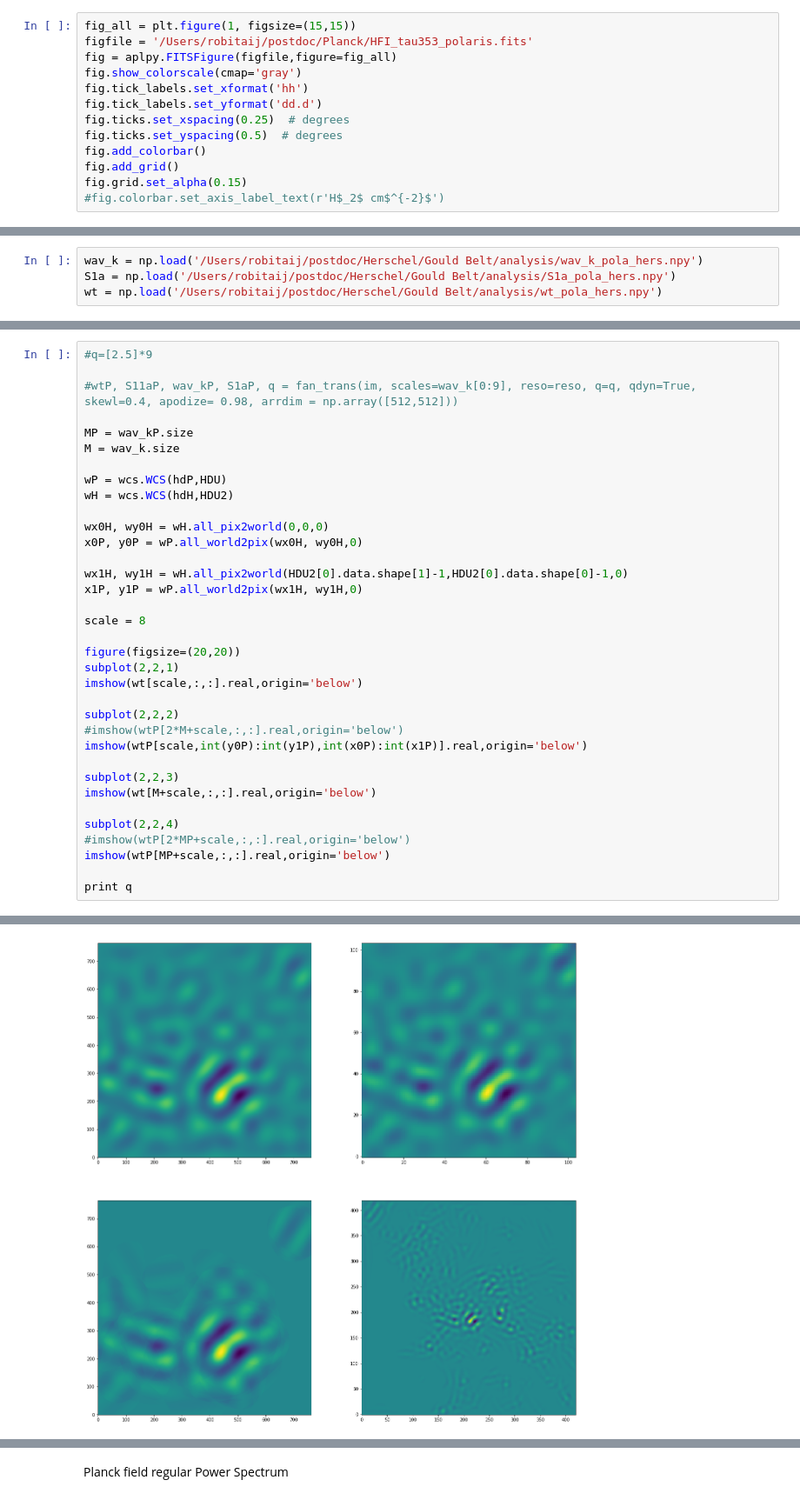
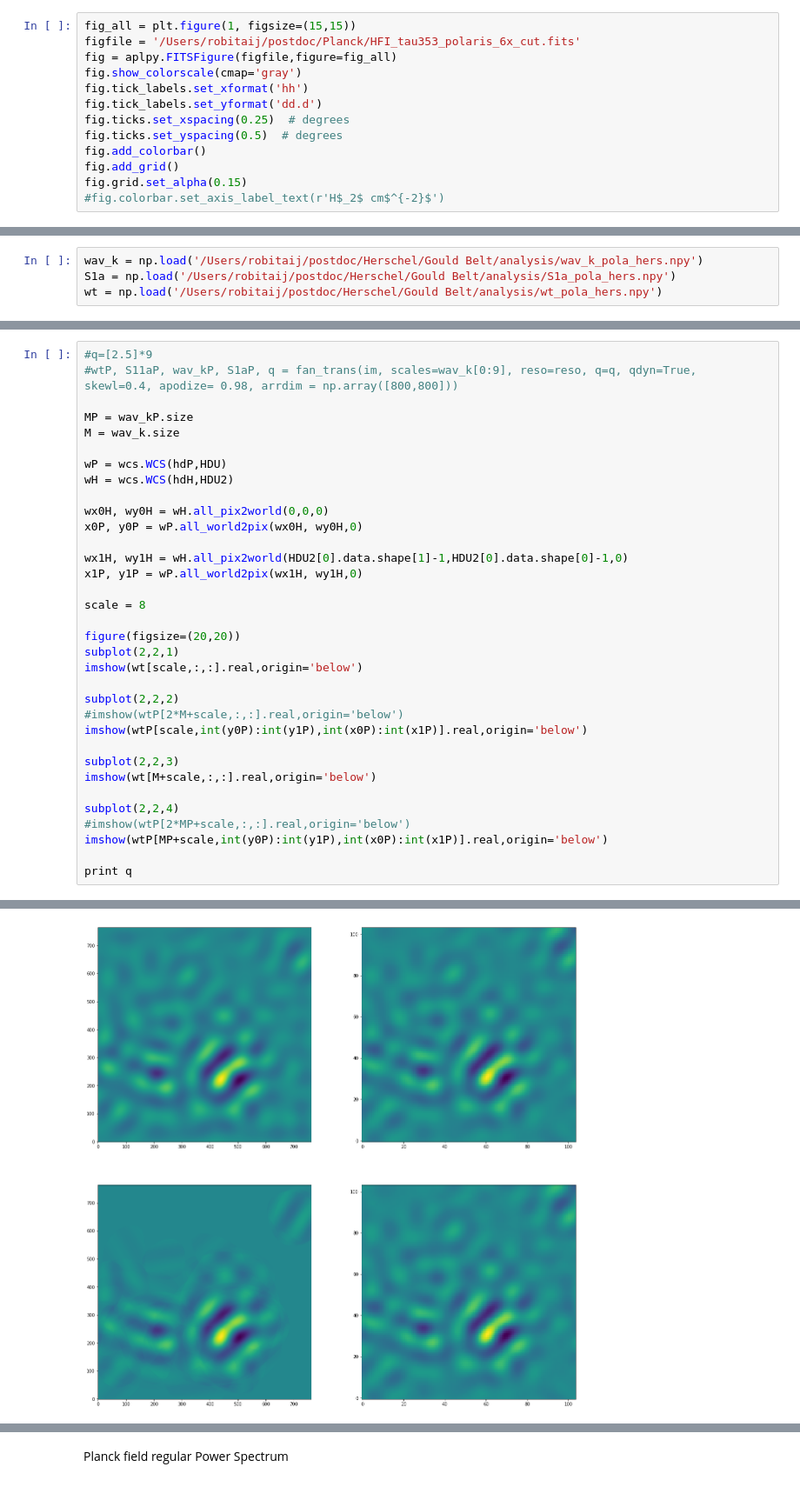
Before and after one commit to hoangducthuong/notebooks, a Jupyter notebook: Polaris_Planck.ipynb, the cells around one changed output, grey strips where cells are left out. Shown at 87% size. Saved outputs shown, nothing was run; the diff lists cells and outputs as text.

```diff
--- a/Polaris_Planck.ipynb
+++ b/Polaris_Planck.ipynb
@@ -10,7 +10,7 @@ Populating the interactive namespace from numpy and matplotlib
 On a map ~4 times larger than the Herschel field.
 # %%
 fig_all = plt.figure(1, figsize=(15,15))
-figfile = '/Users/robitaij/postdoc/Planck/HFI_tau353_polaris.fits'
+figfile = '/Users/robitaij/postdoc/Planck/HFI_tau353_polaris_6x_cut.fits'
 fig = aplpy.FITSFigure(figfile,figure=fig_all)
 fig.show_colorscale(cmap='gray')
 fig.tick_labels.set_xformat('hh')
@@ -46,8 +47,7 @@ from wavan import fan_trans, apodize, padding
 from astropy import wcs
 # %%
 #q=[2.5]*9
-
-#wtP, S11aP, wav_kP, S1aP, q = fan_trans(im, scales=wav_k[0:9], reso=reso, q=q, qdyn=True, skewl=0.4, apodize= 0.98, arrdim = np.array([512,512]))
+#wtP, S11aP, wav_kP, S1aP, q = fan_trans(im, scales=wav_k[0:9], reso=reso, q=q, qdyn=True, skewl=0.4, apodize= 0.98, arrdim = np.array([800,800]))
 
 MP = wav_kP.size
 M = wav_k.size
@@ -76,7 +76,7 @@ imshow(wt[M+scale,:,:].real,origin='below')
 
 subplot(2,2,4)
 #imshow(wtP[2*MP+scale,:,:].real,origin='below')
-imshow(wtP[MP+scale,:,:].real,origin='below')
+imshow(wtP[MP+scale,int(y0P):int(y1P),int(x0P):int(x1P)].real,origin='below')
 
 print q
 # %% [output]
@@ -84,4 +85,4 @@ print q
-[figure, old version]
+[figure, new version]
 # %%
 S1aPsub = np.mean(S11aP[0:MP,int(y0P):int(y1P),int(x0P):int(x1P)], axis=(1,2))
 S1aCPsub = np.mean(S11aP[MP:2*MP,int(y0P):int(y1P),int(x0P):int(x1P)], axis=(1,2))
```
Also changed, not shown: parts of 9 cells of this notebook.
